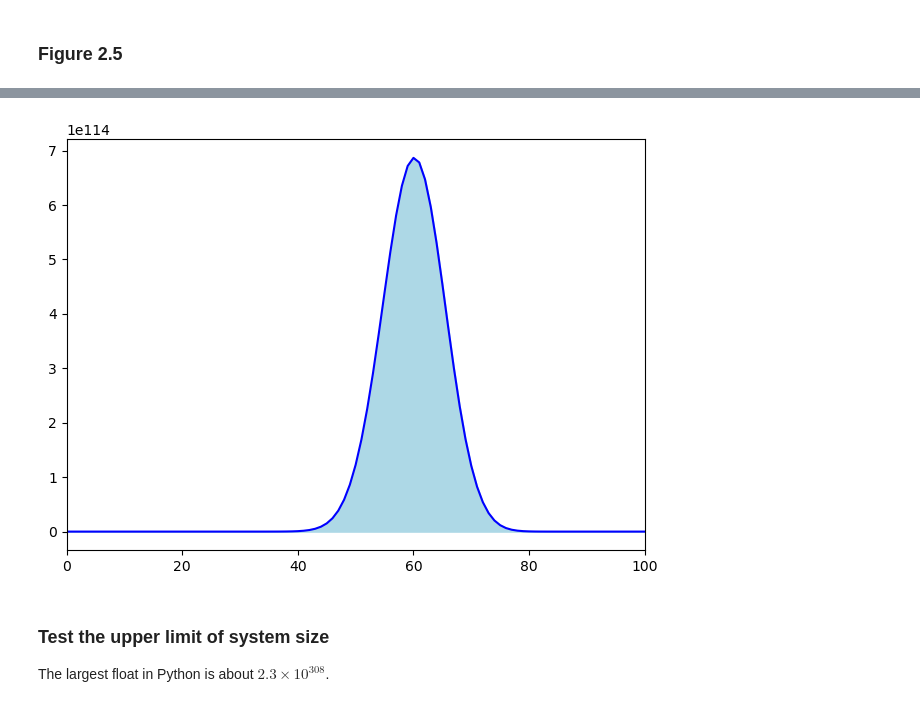
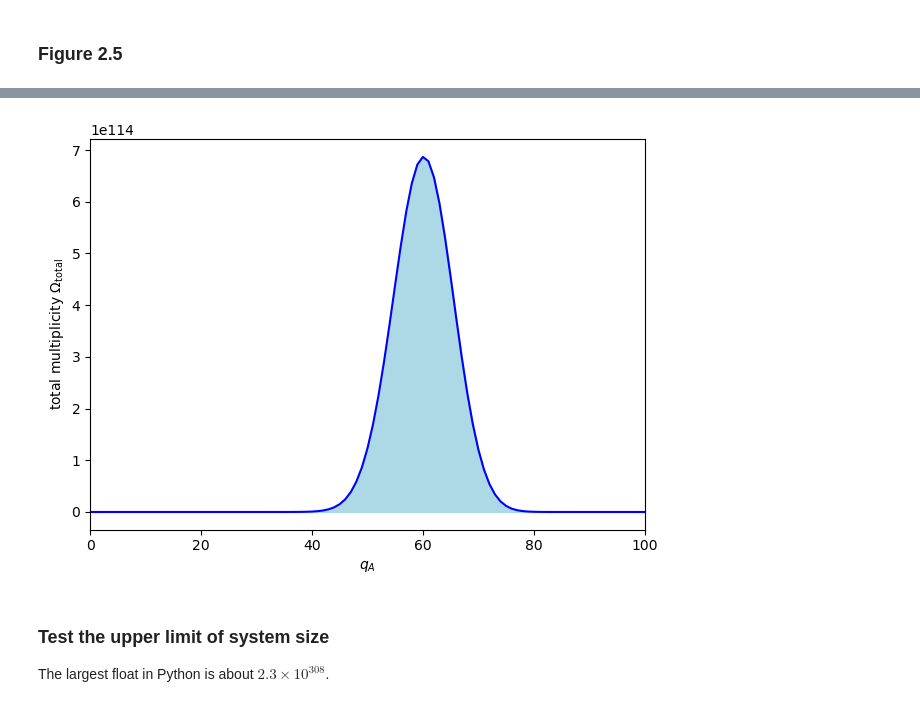
Before and after one commit to furnstahl/Physics-5600, a Jupyter notebook: Einstein_solid_counting.ipynb, the cells around one changed output, grey strips where cells are left out. Drawn from its saved outputs; the diff is of its cells as text; code cells hidden in the pictures.

```diff
--- a/Einstein_solid_counting.ipynb
+++ b/Einstein_solid_counting.ipynb
@@ -150,12 +162,14 @@ Total microstates =  9.3e+115
 # %%
 fig, ax0 = plt.subplots(1, 1)
 q_array = np.arange(len(Omega_tot_array))
 ax0.plot(q_array, Omega_tot_array, color='blue')
 ax0.fill_between(q_array, Omega_tot_array, color='lightblue')
+ax0.set_xlabel(r'$q_A$')
+ax0.set_ylabel(r'total multiplicity $\Omega_{\rm total}$')
 ax0.set_xlim(q_array[0], q_array[-1])
 fig.tight_layout()
 # %% [output]
-[figure, old version]
+[figure, new version]
 # %% [markdown]
 ### Test the upper limit of system size
 
```
Also changed, not shown: parts of 5 cells of this notebook.
